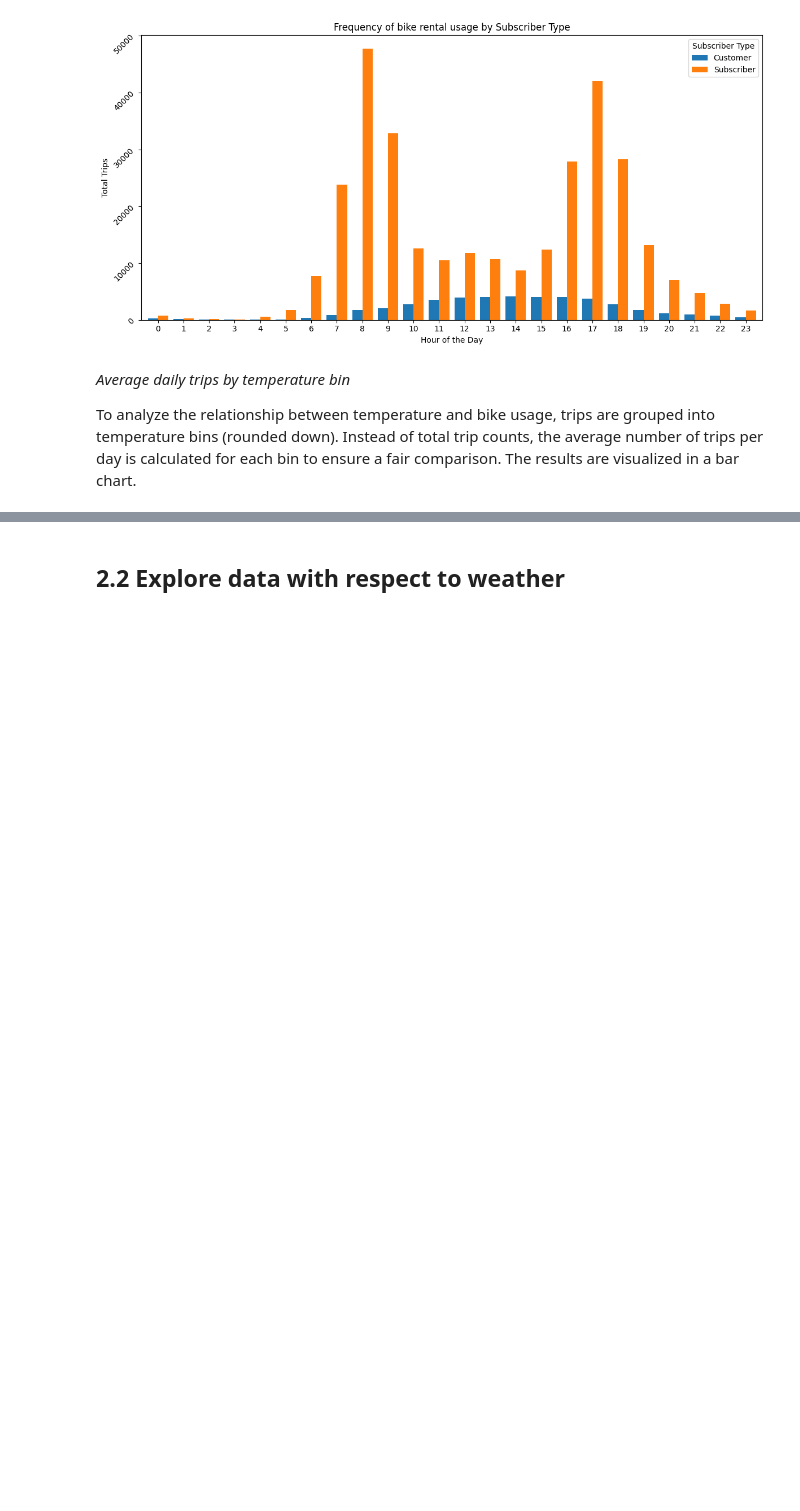
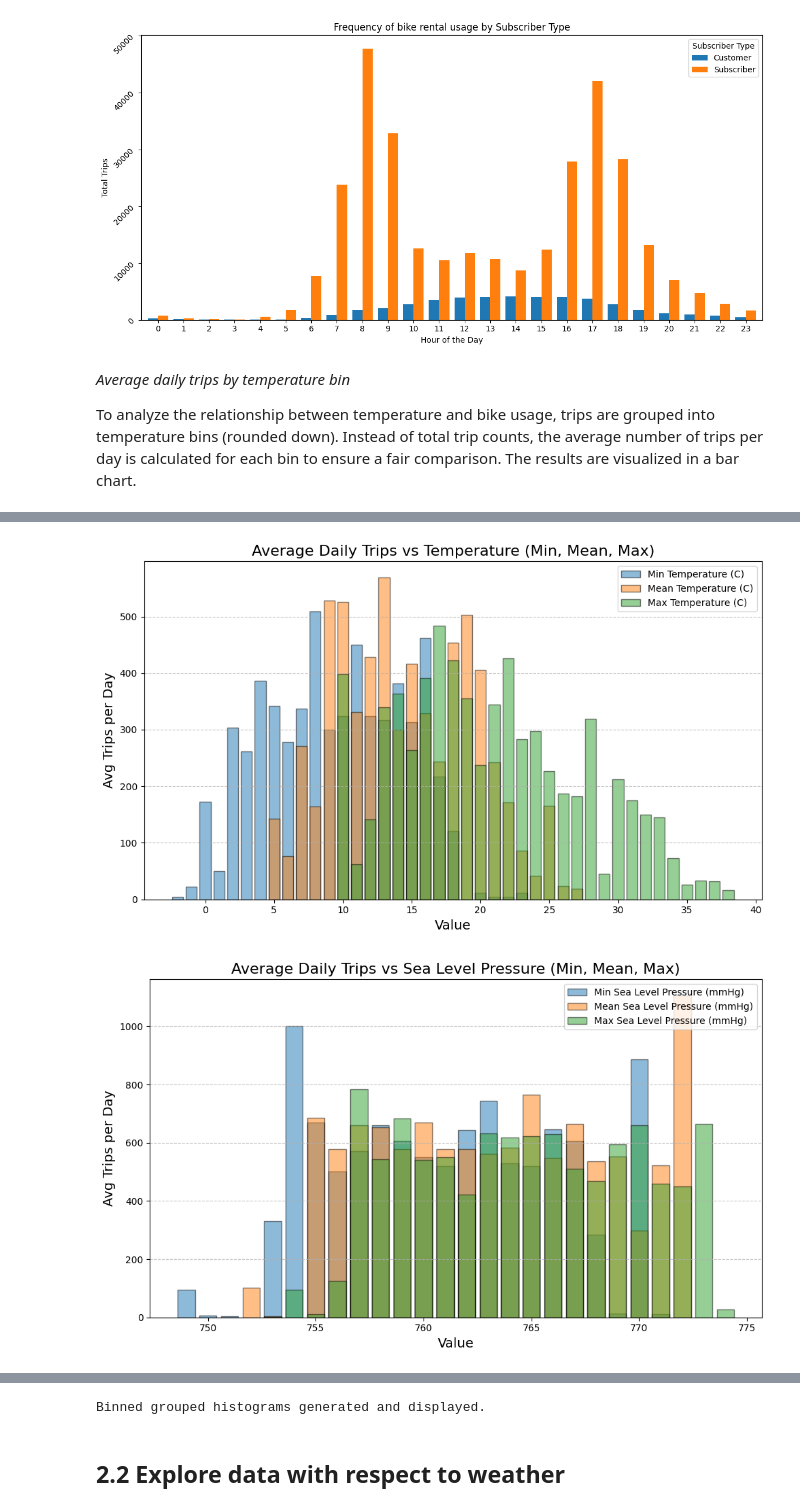
Before and after one commit to elisa-negrini/data-mining-project-, a Jupyter notebook: main.ipynb, the cells around one changed output, grey strips where cells are left out. Drawn from its saved outputs; the diff is of its cells as text; code cells hidden in the pictures; blank space fills up the shorter version.

```diff
--- a/main.ipynb
+++ b/main.ipynb
@@ -725,0 +798,76 @@ plt.show()
+# %%
+import matplotlib.pyplot as plt
+from pyspark.sql.functions import year, month, dayofmonth, count, avg, floor, col
+from pyspark.sql.types import FloatType
+
+# Define groups of related columns (updated names)
+temperature_cols = ["Min Temperature (C)", "Mean Temperature (C)", "Max Temperature (C)"]
+pressure_cols = ["Min Sea Level Pressure (mmHg)", "Mean Sea Level Pressure (mmHg)", "Max Sea Level Pressure (mmHg)"]
+wind_speed_cols = ["Max Wind Speed (km/h)"]
+precipitation_col = ["Rainfall Category"]  # Categorical, no binning needed
+cloud_cover_col = ["CloudCover"]
+
+# Process temporal columns
+# Extract year, month, and day for temporal variables
+if "Start_date" in final_data.columns:
+    final_data = final_data.withColumn("Start_year", year("Start_date"))
+    final_data = final_data.withColumn("Start_month", month("Start_date"))
+    final_data = final_data.withColumn("Start_day", dayofmonth("Start_date"))
+
+if "End_date" in final_data.columns:
+    final_data = final_data.withColumn("End_year", year("End_date"))
+    final_data = final_data.withColumn("End_month", month("End_date"))
+    final_data = final_data.withColumn("End_day", dayofmonth("End_date"))
+
+# Function to calculate average trips per day for each bin
+def plot_grouped_histogram(columns, title, bin_size=1, categorical=False):
+    plt.figure(figsize=(10, 6))  # Set figure size
+
+    for col_name in columns:
+        try:
+            if not categorical:
+                # Ensure the column is treated as a float for calculations
+                final_data_binned = final_data.withColumn(col_name, col(col_name).cast(FloatType()))
+
+                # Bin values using floor function with the specified bin size
+                final_data_binned = final_data_binned.withColumn(f"{col_name} Bin", floor(col(col_name) / bin_size) * bin_size)
+            else:
+                # Categorical variables do not need binning
+                final_data_binned = final_data
+                #col_name_bin = col_name
+
+            # Group by the appropriate column and day, then count trips
+            grouped_df = final_data_binned.groupBy(f"{col_name} Bin" if not categorical else col_name, "Start_year", "Start_month", "Start_day") \
+                                         .agg(count("*").alias("Total_Trips"))
+
+            # Compute the average trips per day for each bin
+            avg_trips_per_bin = grouped_df.groupBy(f"{col_name} Bin" if not categorical else col_name).agg(avg("Total_Trips").alias("Avg_Trips_per_Day"))
+
+            # Convert to Pandas for plotting
+            pdf = avg_trips_per_bin.toPandas().dropna().sort_values(by=f"{col_name} Bin" if not categorical else col_name)
+
+            # Plot histogram using average trips per day
+            plt.bar(pdf[f"{col_name} Bin" if not categorical else col_name], pdf["Avg_Trips_per_Day"], alpha=0.5, label=col_name, edgecolor='k')
+
+        except Exception as e:
+            print(f"Could not process column {col_name}: {e}")
+
+    plt.title(f"Average Daily Trips vs {title}", fontsize=16)
+    plt.xlabel("Value", fontsize=14)
+    plt.ylabel("Avg Trips per Day", fontsize=14)
+    plt.legend(loc="upper right")
+    plt.grid(axis='y', linestyle='--', alpha=0.7)
+    plt.tight_layout()
+    plt.show()
+
+# Generate binned histograms
+plot_grouped_histogram(temperature_cols, "Temperature (Min, Mean, Max)")
+plot_grouped_histogram(pressure_cols, "Sea Level Pressure (Min, Mean, Max)", bin_size=1)
+plot_grouped_histogram(wind_speed_cols, "Max Wind Speed", bin_size=5)
+plot_grouped_histogram(precipitation_col, "Rainfall Category", categorical=True)
+plot_grouped_histogram(cloud_cover_col, "Cloud Cover")
+
+print("Binned grouped histograms generated and displayed.")
+# %% [output]
+[figure, added]
+[figure, added]
@@ -726,2 +877,3 @@ plt.show()
+Binned grouped histograms generated and displayed.
 # %% [markdown]
 ## 2.2 Explore data with respect to weather
```
Also changed, not shown: parts of 41 cells of this notebook.
